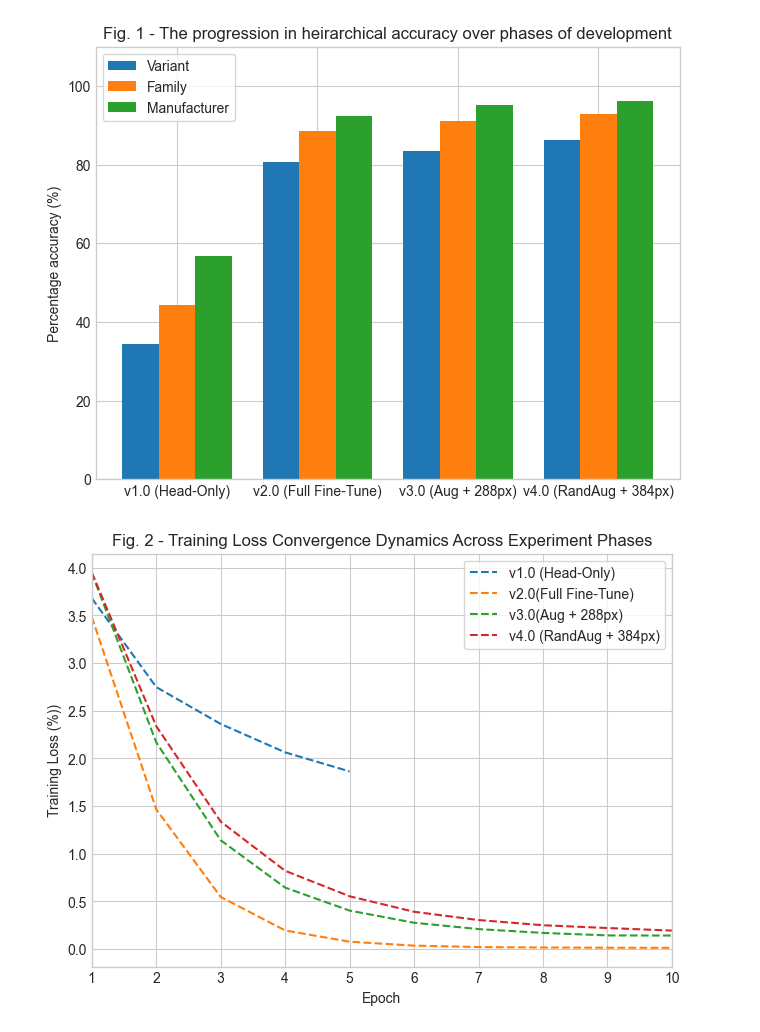
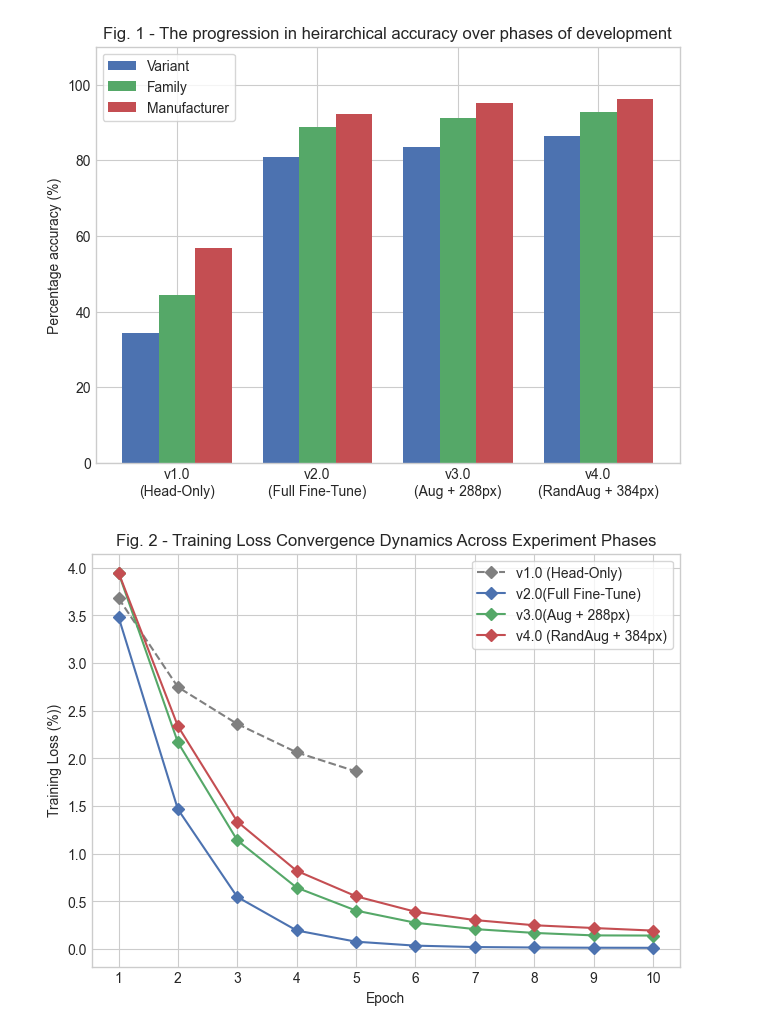
Before and after one commit to hugos11/Aircraft-Classifier, a Jupyter notebook: analysis.ipynb, the cells around one changed output. Saved outputs shown, nothing was run; the diff lists cells and outputs as text; code cells hidden in the pictures.

```diff
--- a/analysis.ipynb
+++ b/analysis.ipynb
@@ -3,7 +3,7 @@ import matplotlib.pyplot as plt
 import numpy as np
 from matplotlib import colormmaps
 # %%
-plt.style.use('seaborn-v0_8-whitegrid' if 'seaborn-v0_8-whitegrid' in plt.style.available else 'default')
+plt.style.use('seaborn-v0_8-deep' if 'seaborn-v0_8-deep' in plt.style.available else 'default')
 
 # Data Setup from Experiment Log
 versions = ['v1.0\n(Head-Only)', 'v2.0\n(Full Fine-Tune)', 'v3.0\n(Aug + 288px)', 'v4.0\n(RandAug + 384px)']
@@ -39,22 +39,21 @@ ax.legend(frameon = True)
 
 plt.savefig('figures/fig_1_heirarchical_accuracy.png')
 # %% [output]
-[figure, old version]
+[figure, new version]
 # %%
 fig, ax=plt.subplots(layout='constrained')
 
-ax.plot(epochs_v1, loss_v1,ls='--', label='v1.0 (Head-Only), marker='D')
-ax.plot(epochs_10, loss_v2,ls='--', label='v2.0(Full Fine-Tune)', marker='D')
-ax.plot(epochs_10, loss_v3,ls='--', label='v3.0(Aug + 288px)', marker='D')
-ax.plot(epochs_10, loss_v4,ls='--', label='v4.0 (RandAug + 384px)', marker='D')
+ax.plot(epochs_v1, loss_v1,ls='--', label='v1.0 (Head-Only)', marker='D', color='gray')
+ax.plot(epochs_10, loss_v2,ls='-', label='v2.0(Full Fine-Tune)', marker='D')
+ax.plot(epochs_10, loss_v3,ls='-', label='v3.0(Aug + 288px)', marker='D')
+ax.plot(epochs_10, loss_v4,ls='-', label='v4.0 (RandAug + 384px)', marker='D')
 
 ax.set_xticks(epochs_10)
-ax.set_xlim(1,10)
 ax.legend(frameon = True)
 ax.set_xlabel('Epoch')
 ax.set_ylabel('Training Loss (%))')
 ax.set_title('Fig. 2 - Training Loss Convergence Dynamics Across Experiment Phases')
 
 plt.savefig('figures/fig_2_training_loss.png')
 # %% [output]
-[figure, old version]
+[figure, new version]
```
Also changed, not shown: 2 other files.
